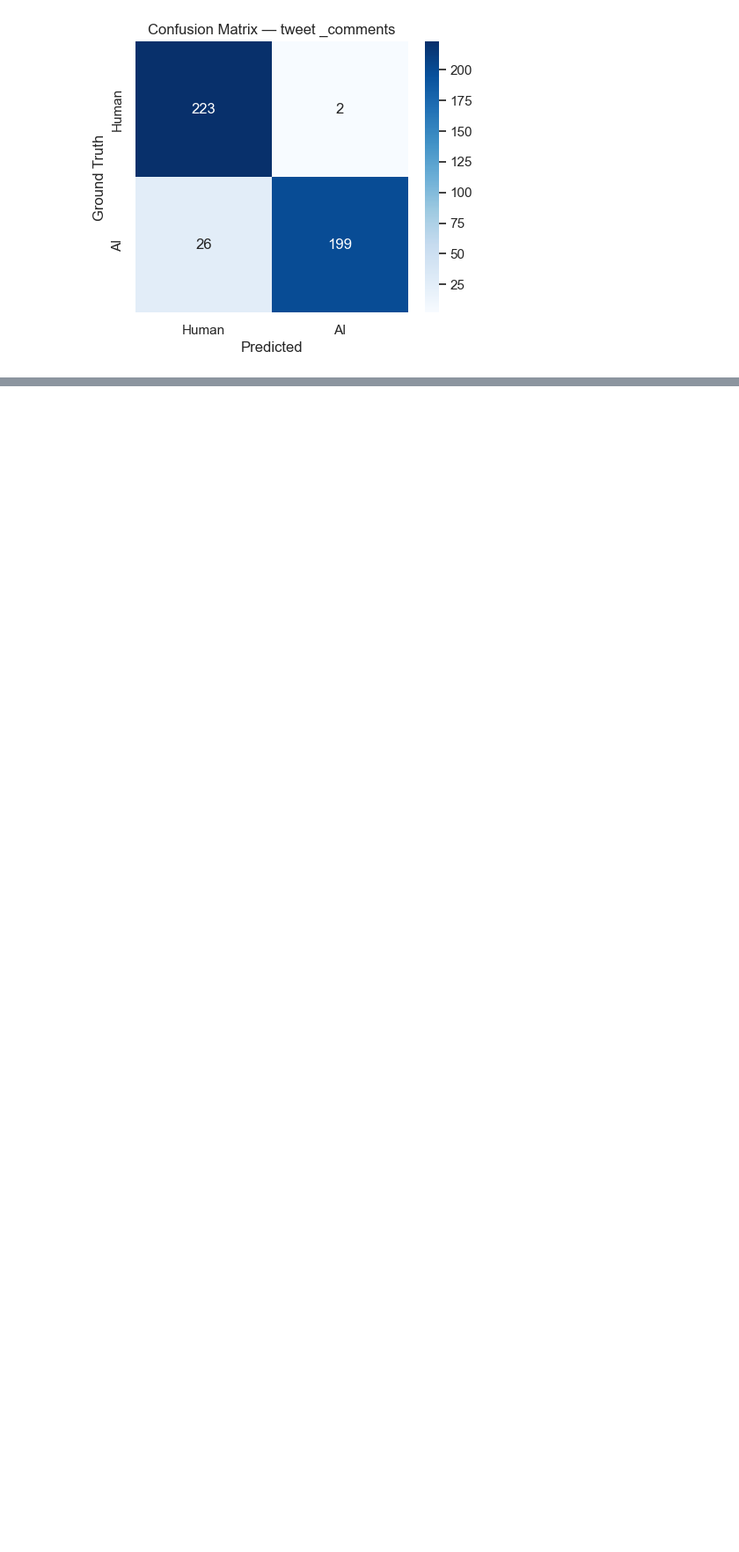
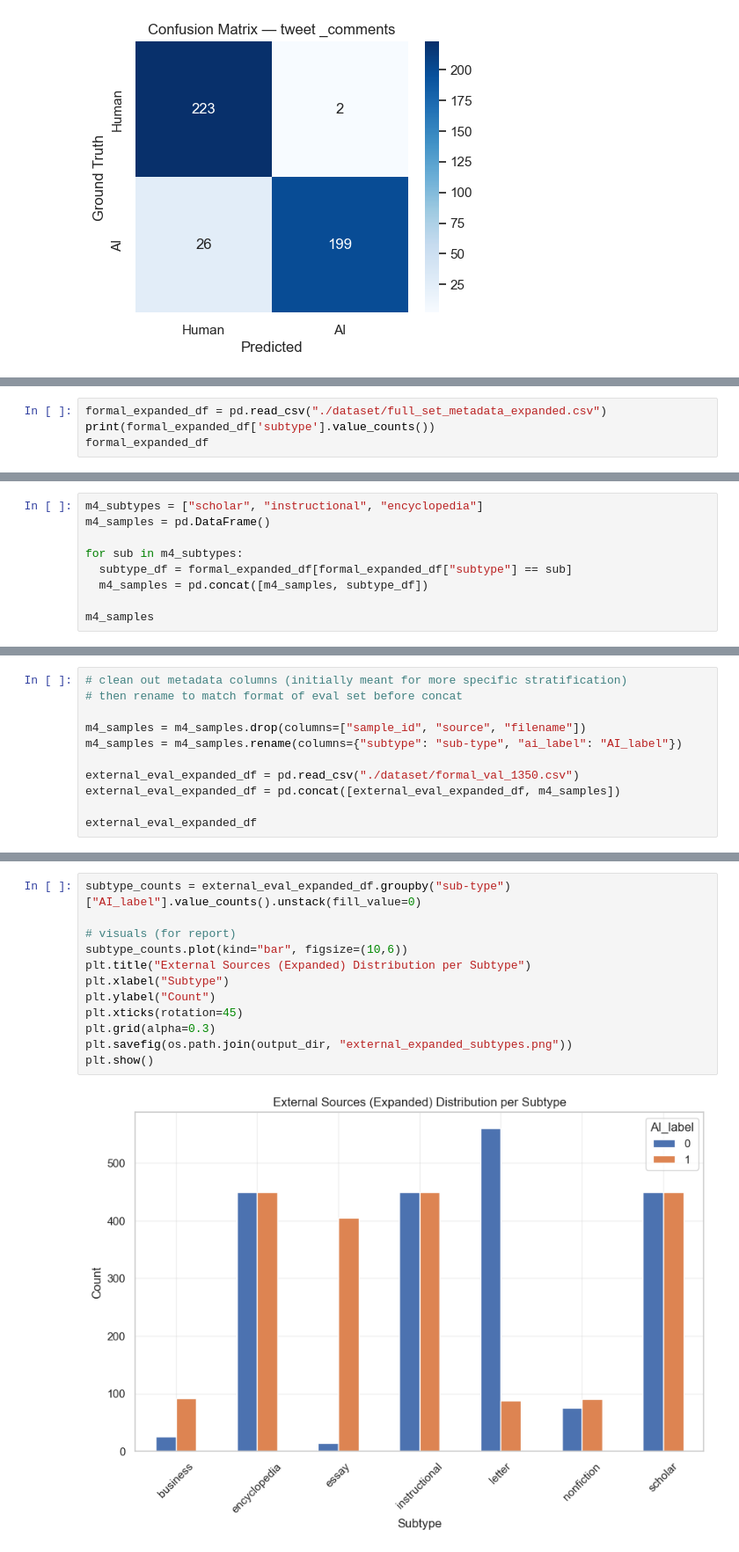
Before and after one commit to 4cekay/B101-Group2-NLP-Project, a Jupyter notebook: DetectorModel.ipynb, the cells around one changed output, grey strips where cells are left out. Shown at 88% size. Saved outputs shown, nothing was run; the diff lists cells and outputs as text; blank space fills up the shorter version.

```diff
--- a/DetectorModel.ipynb
+++ b/DetectorModel.ipynb
@@ -1185,0 +1213,4 @@ for subtype, group in informal_external_eval_df.groupby('sub-type'):
+# %%
+formal_expanded_df = pd.read_csv("./dataset/full_set_metadata_expanded.csv")
+print(formal_expanded_df['subtype'].value_counts())
+formal_expanded_df
@@ -1185,0 +1239,9 @@ for subtype, group in informal_external_eval_df.groupby('sub-type'):
+# %%
+m4_subtypes = ["scholar", "instructional", "encyclopedia"]
+m4_samples = pd.DataFrame()
+
+for sub in m4_subtypes:
+  subtype_df = formal_expanded_df[formal_expanded_df["subtype"] == sub]
+  m4_samples = pd.concat([m4_samples, subtype_df])
+
+m4_samples
@@ -1185,0 +1262,11 @@ for subtype, group in informal_external_eval_df.groupby('sub-type'):
+# %%
+# clean out metadata columns (initially meant for more specific stratification)
+# then rename to match format of eval set before concat
+
+m4_samples = m4_samples.drop(columns=["sample_id", "source", "filename"])
+m4_samples = m4_samples.rename(columns={"subtype": "sub-type", "ai_label": "AI_label"})
+
+external_eval_expanded_df = pd.read_csv("./dataset/formal_val_1350.csv")
+external_eval_expanded_df = pd.concat([external_eval_expanded_df, m4_samples])
+
+external_eval_expanded_df
@@ -1185,0 +1347,14 @@ for subtype, group in informal_external_eval_df.groupby('sub-type'):
+# %%
+subtype_counts = external_eval_expanded_df.groupby("sub-type")["AI_label"].value_counts().unstack(fill_value=0)
+
+# visuals (for report)
+subtype_counts.plot(kind="bar", figsize=(10,6))
+plt.title("External Sources (Expanded) Distribution per Subtype")
+plt.xlabel("Subtype")
+plt.ylabel("Count")
+plt.xticks(rotation=45)
+plt.grid(alpha=0.3)
+plt.savefig(os.path.join(output_dir, "external_expanded_subtypes.png"))
+plt.show()
+# %% [output]
+[figure, added]
```
Also changed, not shown: parts of 20 cells of this notebook.
